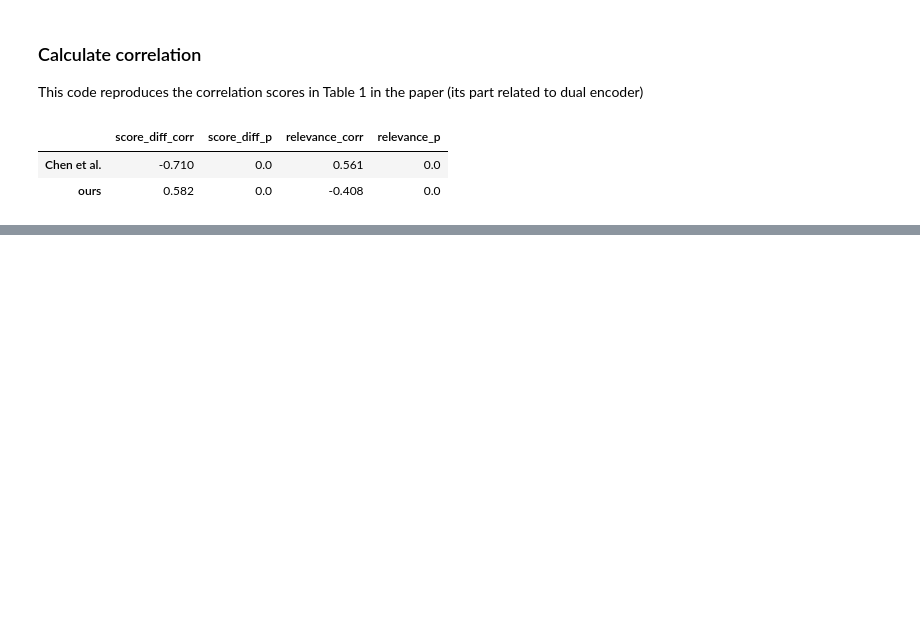
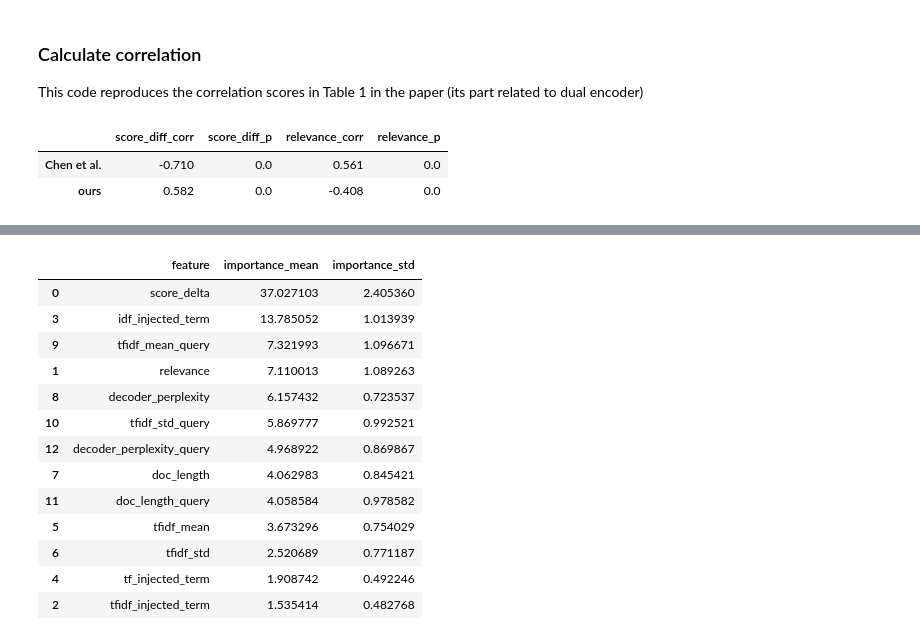
Before and after one commit to polgrisha/best-practices-ir-patching, a Jupyter notebook: notebooks/cross_encoder_correlation_analysis_TFC1.ipynb, the cells around one changed output, grey strips where cells are left out. Cells and saved outputs as stored; diff of their text form; code cells hidden in the pictures; blank space fills up the shorter version.

```diff
--- a/notebooks/cross_encoder_correlation_analysis_TFC1.ipynb
+++ b/notebooks/cross_encoder_correlation_analysis_TFC1.ipynb
@@ -205,0 +213,17 @@ output_partial_correlations(features, target_feature, query_doc_pairs, features_
+# %%
+res['feature_importance_summary']
+# %% [output]
+|  | feature | importance_mean | importance_std |
+| 0 | score_delta | 37.027103 | 2.405360 |
+| 3 | idf_injected_term | 13.785052 | 1.013939 |
+| 9 | tfidf_mean_query | 7.321993 | 1.096671 |
+| 1 | relevance | 7.110013 | 1.089263 |
+| 8 | decoder_perplexity | 6.157432 | 0.723537 |
+| 10 | tfidf_std_query | 5.869777 | 0.992521 |
+| 12 | decoder_perplexity_query | 4.968922 | 0.869867 |
+| 7 | doc_length | 4.062983 | 0.845421 |
+| 11 | doc_length_query | 4.058584 | 0.978582 |
+| 5 | tfidf_mean | 3.673296 | 0.754029 |
+| 6 | tfidf_std | 2.520689 | 0.771187 |
+| 4 | tf_injected_term | 1.908742 | 0.492246 |
+| 2 | tfidf_injected_term | 1.535414 | 0.482768 |
```
Also changed, not shown: parts of 9 cells of this notebook, 3 other files.
